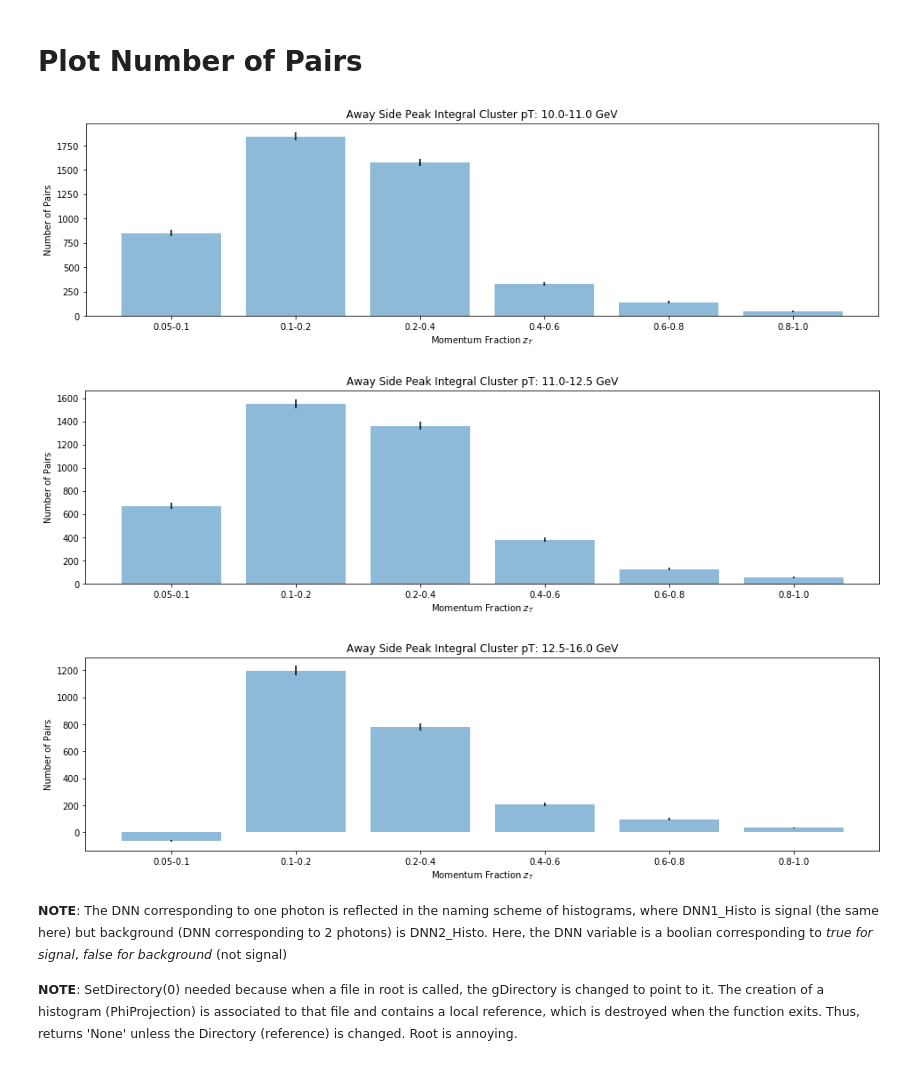
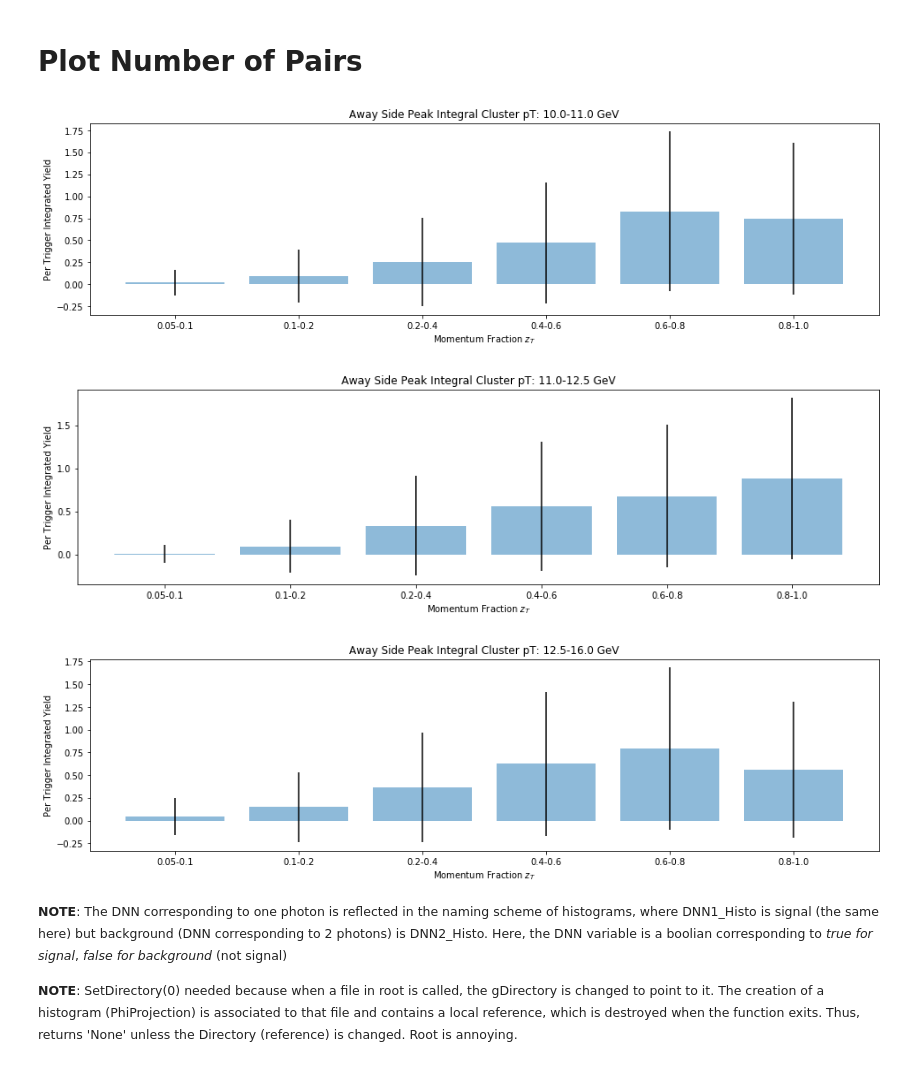
Before and after one commit to miguelignacio/CorrelationAnalysis, a Jupyter notebook: NtupleAnalysis/Review_Statistics.ipynb, the cells around one changed output. Saved outputs shown, nothing was run; the diff lists cells and outputs as text; code cells hidden in the pictures.

```diff
--- a/NtupleAnalysis/Review_Statistics.ipynb
+++ b/NtupleAnalysis/Review_Statistics.ipynb
@@ -51,3 +53,11 @@ def Plot1D (histo, ptbin, ztbin,DNN_Bool):
+# %%
+def Get_NTriggers(filename, ipt, Signal_DNN=True):
+    DNN_Rgn = int(Signal_DNN) + 2*(1-int(Signal_DNN))
+    file = ROOT.TFile(filename)
+    ntrig_histo = file.Get('N_DNN%i_Triggers_pT%1.0f_%1.0f' %(DNN_Rgn,pTbins[ipt],pTbins[ipt+1]))
+    NTriggers = ntrig_histo.GetEntries()
+    file.Close()
+    return NTriggers
 # %% [markdown]
 # Plot Triggers
 # %%
@@ -91,7 +101,8 @@ def GetPhiProj(filename, ipt, izt, Signal_DNN=True, doZYAM=True):
     PhiProjection.SetDirectory(0)
     PhiProjection.Scale(1.0/1.2) #scale by eta region
     ntriggers = file.Get('N_DNN%i_Triggers_pT%1.0f_%1.0f' %(DNN_Rgn,pTbins[ipt],pTbins[ipt+1]))
-    #PhiProjection.Scale(1.0/ntriggers.GetEntries()) #per trigger yield
+    ntriggers = Get_NTriggers(RootFile, ipt, Signal_DNN)
+    PhiProjection.Scale(1.0/ntriggers) #per trigger yield
     Plot1D(PhiProjection,ipt,izt,Signal_DNN)
 
     zyam = PhiProjection.Integral(11,13)/3
@@ -112,29 +123,36 @@ def GetPhiProj(filename, ipt, izt, Signal_DNN=True, doZYAM=True):
 # Plot Number of Pairs
 # %%
 zT_Bins = ["0.05-0.1","0.1-0.2","0.2-0.4","0.4-0.6","0.6-0.8","0.8-1.0"]
+DNN_Bool = False
 
 for ipt in range(3):
     N_pairs = []
     N_error = []
     for izt in range(6):
-        Sig = GetPhiProj(RootFile,ipt,izt,True,True)
-        N_intgrl = Sig.Integral(14,24)
+        Sig = GetPhiProj(RootFile,ipt,izt,DNN_Bool,False)
+        bkg = GetPhiProj(RootFile,ipt,izt,DNN_Bool,True)
+        sig_intgrl = Sig.Integral(14,24)
+        bkg_intgrl = bkg.Integral(14,24)
+        #N_intgrl = sig_intgrl/bkg_intgrl
+        N_intgrl = bkg_intgrl/sig_intgrl
+        #N_intgrl = Sig.Integral(0,24)
         N_pairs.append(N_intgrl)
         N_error.append(math.sqrt(abs(N_intgrl)))
     y_pos = np.arange(len(N_pairs))
     plt.figure(figsize=(16,4))
     plt.bar(y_pos, N_pairs, align='center', alpha=0.5, yerr=N_error)
     plt.xticks(y_pos, zT_Bins)
-    plt.ylabel('Number of Pairs')
+    plt.ylabel('Per Trigger Integrated Yield')
     plt.xlabel(r'Momentum Fraction $z_{T}$')
     r'$\alpha > \beta$'
     plt.title('Away Side Peak Integral Cluster pT: %1.1f-%1.1f GeV'%(pTbins[ipt],pTbins[ipt+1]))
+    #plt.title('Total Integral Yield Cluster pT: %1.1f-%1.1f GeV'%(pTbins[ipt],pTbins[ipt+1]))
     plt.savefig("pics/N_Pairs_pT_%1.0f-%1.0f.png"%(pTbins[ipt],pTbins[ipt+1]),dpi=200)
     plt.show()
 # %% [output]
-[figure, old version]
+[figure, new version]
-[figure, old version]
+[figure, new version]
-[figure, old version]
+[figure, new version]
 # %% [markdown]
 <sup>**NOTE**: The DNN corresponding to one photon is reflected in the naming scheme of histograms, where DNN1_Histo is signal (the same here) but background (DNN corresponding to 2 photons) is DNN2_Histo. Here, the DNN variable is a boolian corresponding to *true for signal*, *false for background* (not signal)<sup>
 
```
Also changed, not shown: parts of 1 cell of this notebook, 5 other files.
